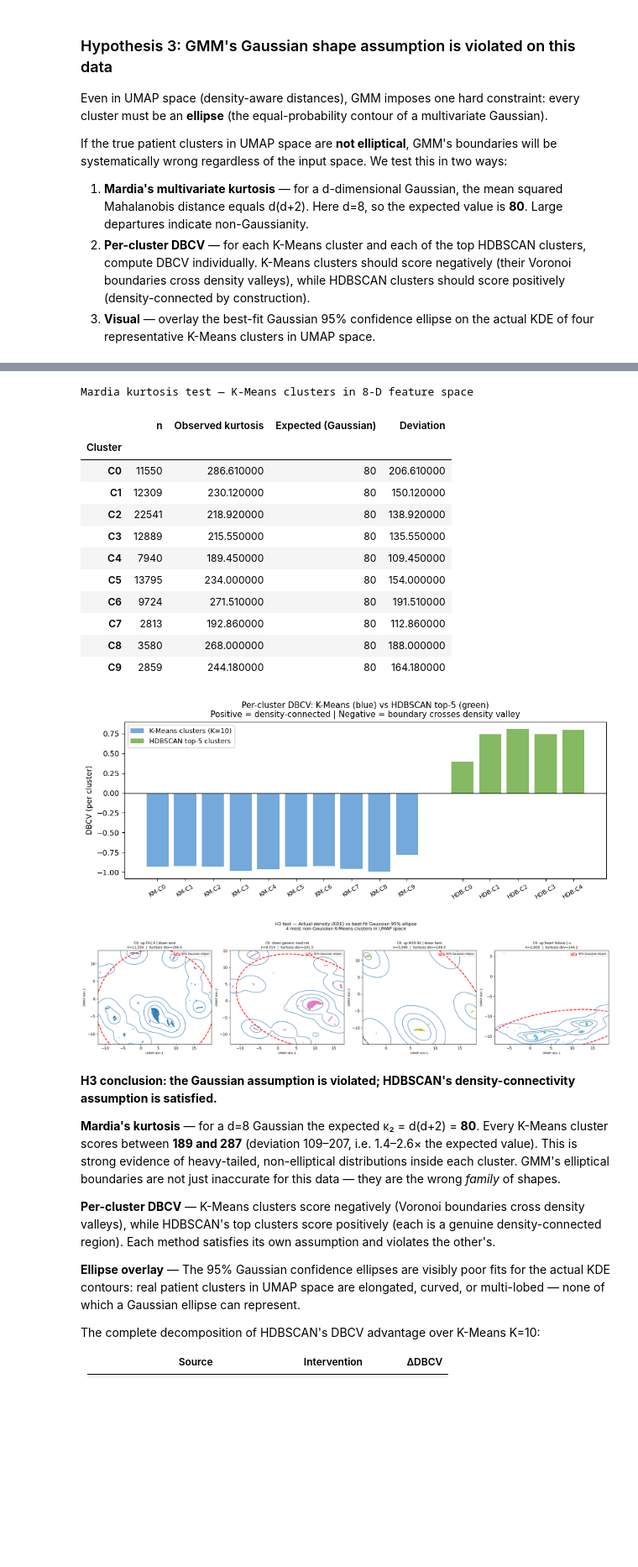
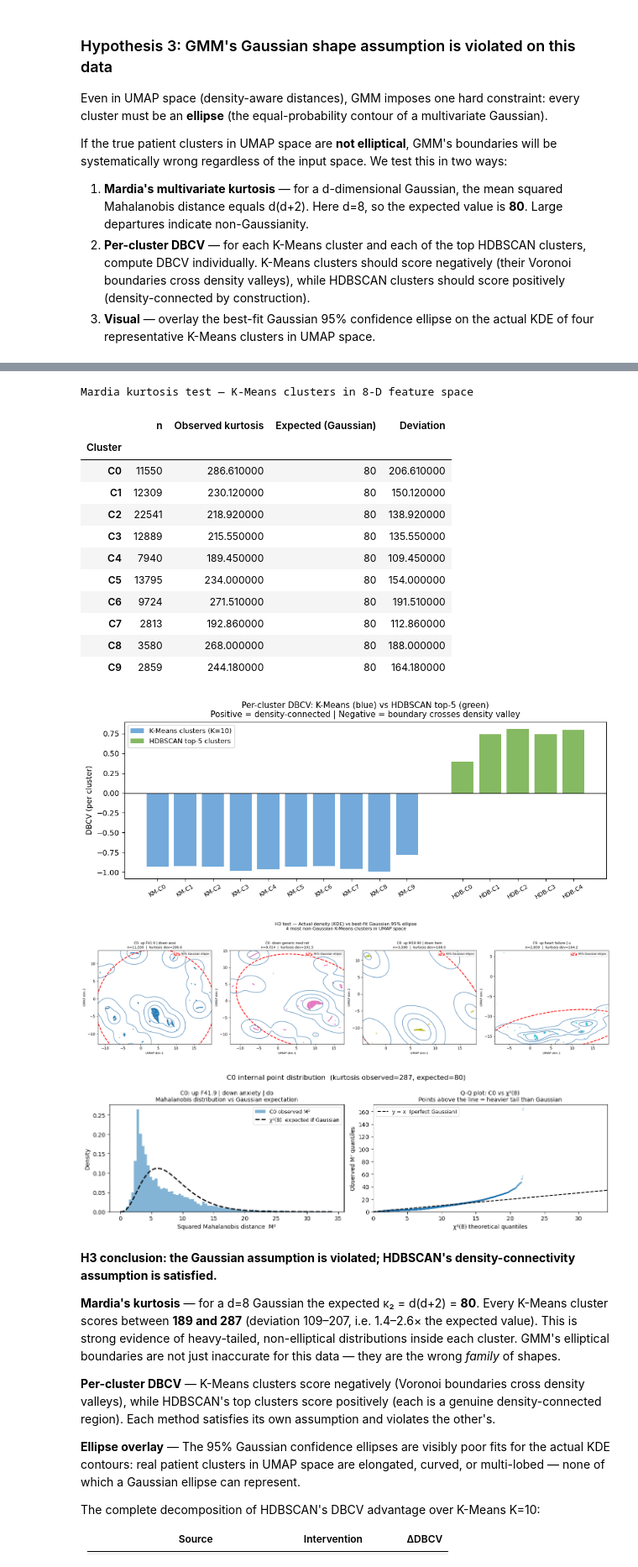
Before and after one commit to leastima/ml_project, a Jupyter notebook: unsupervised/unsupervised_learning.ipynb, the cells around one changed output, grey strips where cells are left out. Shown at 84% size. Saved outputs shown, nothing was run; the diff lists cells and outputs as text; code cells hidden in the pictures; blank space fills up the shorter version.

Commit message:
Add Mahalanobis distribution histogram and Q-Q plot for worst cluster in H3
Made-with: Cursor

```diff
--- a/unsupervised/unsupervised_learning.ipynb
+++ b/unsupervised/unsupervised_learning.ipynb
@@ -959,33 +959,85 @@ for ax, c in zip(axes, top4):
     ax.add_patch(ell)
     ax.set_xlim(pts[:,0].min()-0.5, pts[:,0].max()+0.5)
     ax.set_ylim(pts[:,1].min()-0.5, pts[:,1].max()+0.5)
     dev = abs(kurt_vals[c] - expected_kurtosis)
     ax.set_title(f'C{c}: {cluster_names[c][:20]}\nn={n:,}  |  kurtosis dev={dev:.1f}',
                  fontsize=9)
     ax.legend(fontsize=7, loc='upper right')
     ax.set_xlabel('UMAP dim 1', fontsize=8)
     ax.set_ylabel('UMAP dim 2', fontsize=8)
 
 plt.suptitle('H3 test — Actual density (KDE) vs best-fit Gaussian 95% ellipse\n'
              '4 most non-Gaussian K-Means clusters in UMAP space', fontsize=12, y=1.02)
 plt.tight_layout(); plt.show()
+
+
+# ─── Part 1b: Mahalanobis distance distribution for the most non-Gaussian cluster
+from scipy.stats import chi2 as scipy_chi2
+
+# Pick cluster with highest kurtosis deviation
+worst_c = int(np.argmax([abs(k - expected_kurtosis) for k in kurt_vals]))
+mask_w  = cluster_labels == worst_c
+Xw      = X_red[mask_w]
+Xw_c    = Xw - Xw.mean(axis=0)
+Sw      = np.cov(Xw_c.T)
+Sw_inv  = np.linalg.pinv(Sw)
+maha_sq_w = np.einsum('ij,jk,ik->i', Xw_c, Sw_inv, Xw_c)
+
+fig, axes = plt.subplots(1, 2, figsize=(13, 4))
+
+# Left: histogram of M² vs chi²(8) PDF
+ax = axes[0]
+clip = np.percentile(maha_sq_w, 99)            # clip extreme tail for readability
+m_plot = maha_sq_w[maha_sq_w <= clip]
+ax.hist(m_plot, bins=80, density=True, color=palette[worst_c],
+        alpha=0.55, label=f'C{worst_c} observed M²')
+x_chi = np.linspace(0, clip, 400)
+ax.plot(x_chi, scipy_chi2.pdf(x_chi, df=d), 'k--', linewidth=2,
+        label=f'χ²({d})  expected if Gaussian')
+ax.set_xlabel('Squared Mahalanobis distance  M²', fontsize=10)
+ax.set_ylabel('Density', fontsize=10)
+ax.set_title(f'C{worst_c}: {cluster_names[worst_c][:28]}\n'
+             f'Mahalanobis distribution vs Gaussian expectation', fontsize=10)
+ax.legend(fontsize=9)
+
+# Right: Q-Q plot (empirical quantiles vs chi²(8) quantiles)
+ax = axes[1]
+n_qq = len(maha_sq_w)
+probs = (np.arange(1, n_qq + 1) - 0.5) / n_qq
+theor = scipy_chi2.ppf(probs, df=d)
+empir = np.sort(maha_sq_w)
+ax.scatter(theor, empir, s=2, alpha=0.3, color=palette[worst_c], rasterized=True)
+lim = max(theor.max(), np.percentile(empir, 99))
+ax.plot([0, lim], [0, lim], 'k--', linewidth=1.5, label='y = x  (perfect Gaussian)')
+ax.set_xlim(0, lim); ax.set_ylim(0, np.percentile(empir, 99.5))
+ax.set_xlabel('χ²(8) theoretical quantiles', fontsize=10)
+ax.set_ylabel('Observed M² quantiles', fontsize=10)
+ax.set_title(f'Q-Q plot: C{worst_c} vs χ²({d})\n'
+             'Points above the line = heavier tail than Gaussian', fontsize=10)
+ax.legend(fontsize=9)
+
+plt.suptitle(f'C{worst_c} internal point distribution  '
+             f'(kurtosis observed={kurt_vals[worst_c]:.0f}, expected=80)',
+             fontsize=12)
+plt.tight_layout(); plt.show()
 # %% [output]
 [figure]
 Mardia kurtosis test — K-Means clusters in 8-D feature space
 |  | n | Observed kurtosis | Expected (Gaussian) | Deviation |
 | Cluster |  |  |  |  |
 | C0 | 11550 | 286.610000 | 80 | 206.610000 |
 | C1 | 12309 | 230.120000 | 80 | 150.120000 |
 | C2 | 22541 | 218.920000 | 80 | 138.920000 |
 | C3 | 12889 | 215.550000 | 80 | 135.550000 |
 | C4 | 7940 | 189.450000 | 80 | 109.450000 |
 | C5 | 13795 | 234.000000 | 80 | 154.000000 |
 | C6 | 9724 | 271.510000 | 80 | 191.510000 |
 | C7 | 2813 | 192.860000 | 80 | 112.860000 |
 | C8 | 3580 | 268.000000 | 80 | 188.000000 |
 | C9 | 2859 | 244.180000 | 80 | 164.180000 |
 [figure]
 [figure]
+[figure, added]
 # %% [markdown]
 **H3 conclusion: the Gaussian assumption is violated; HDBSCAN's density-connectivity assumption is satisfied.**
 
```
